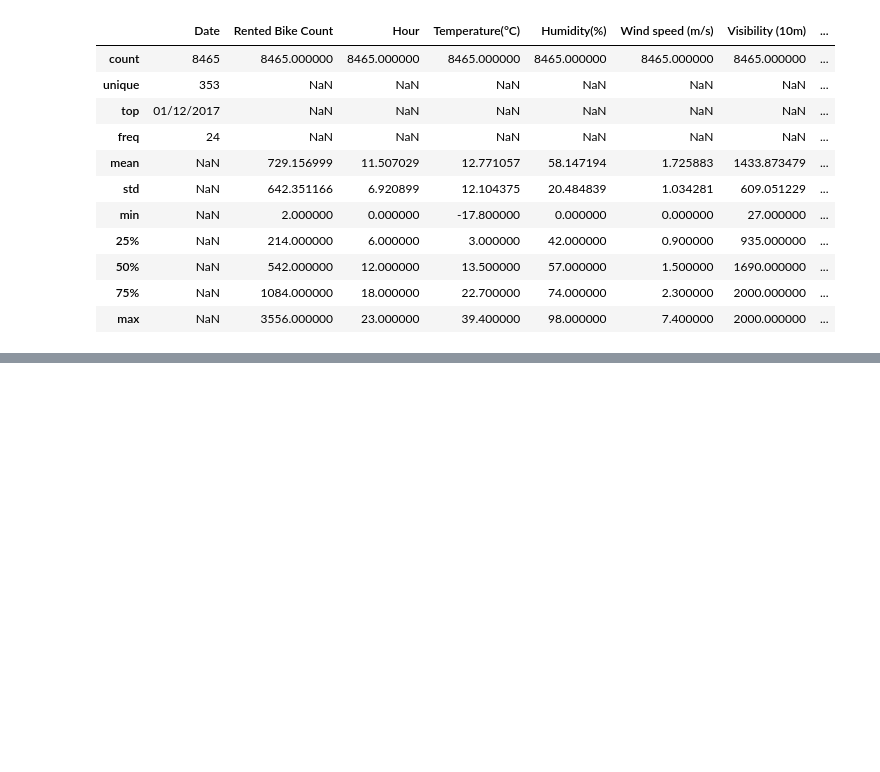
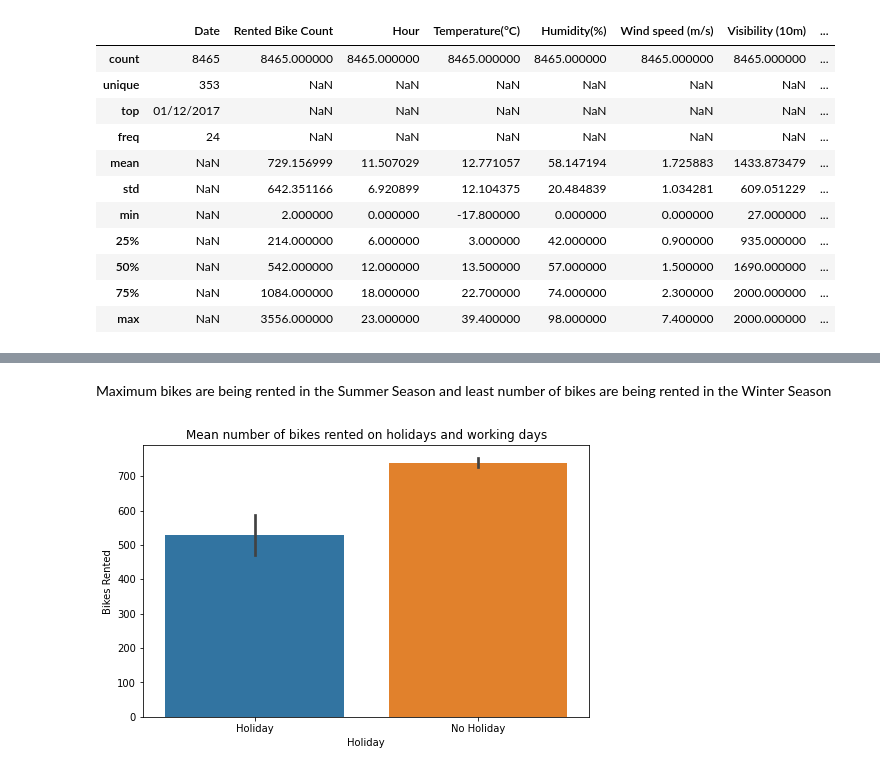
Before and after one commit to rsonar821/Regression-Capstone-Project, a Jupyter notebook: Seoul_Bike_Sharing_Demand_Prediction.ipynb, the cells around one changed output, grey strips where cells are left out. Saved outputs shown, nothing was run; the diff lists cells and outputs as text; code cells hidden in the pictures; blank space fills up the shorter version.

```diff
--- a/Seoul_Bike_Sharing_Demand_Prediction.ipynb
+++ b/Seoul_Bike_Sharing_Demand_Prediction.ipynb
@@ -256,0 +320,13 @@ df.describe(include='all')
+# %% [markdown]
+Maximum bikes are being rented in the Summer Season and least number of bikes are being rented in the Winter Season
+# %%
+# Plotting a barplot of the average number of bikes rented on holidays and working days
+
+plt.figure(figsize=(8,5))
+figure = sns.barplot(x=df['Holiday'], y=df['Rented Bike Count'], order=['Holiday',
+                                                                        'No Holiday'])
+figure.set(title='Mean number of bikes rented on holidays and working days')
+figure.set(xlabel='Holiday', ylabel='Bikes Rented')
+plt.show(figure)
+# %% [output]
+[figure, added]
```
Also changed, not shown: parts of 16 cells of this notebook.
